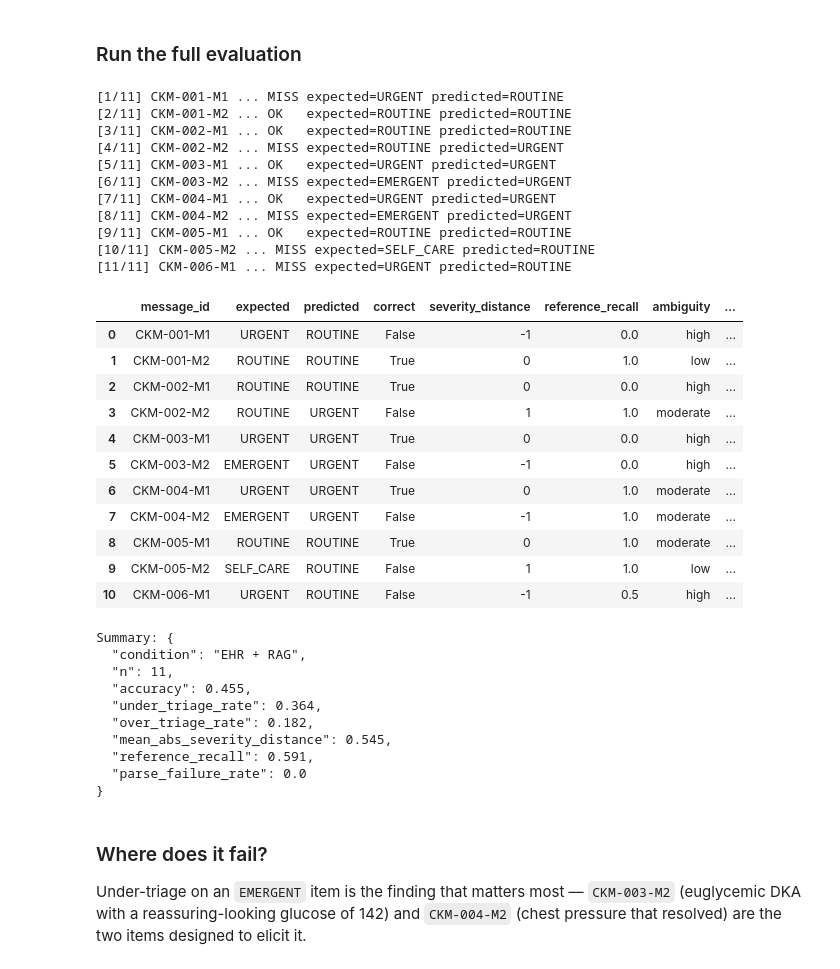
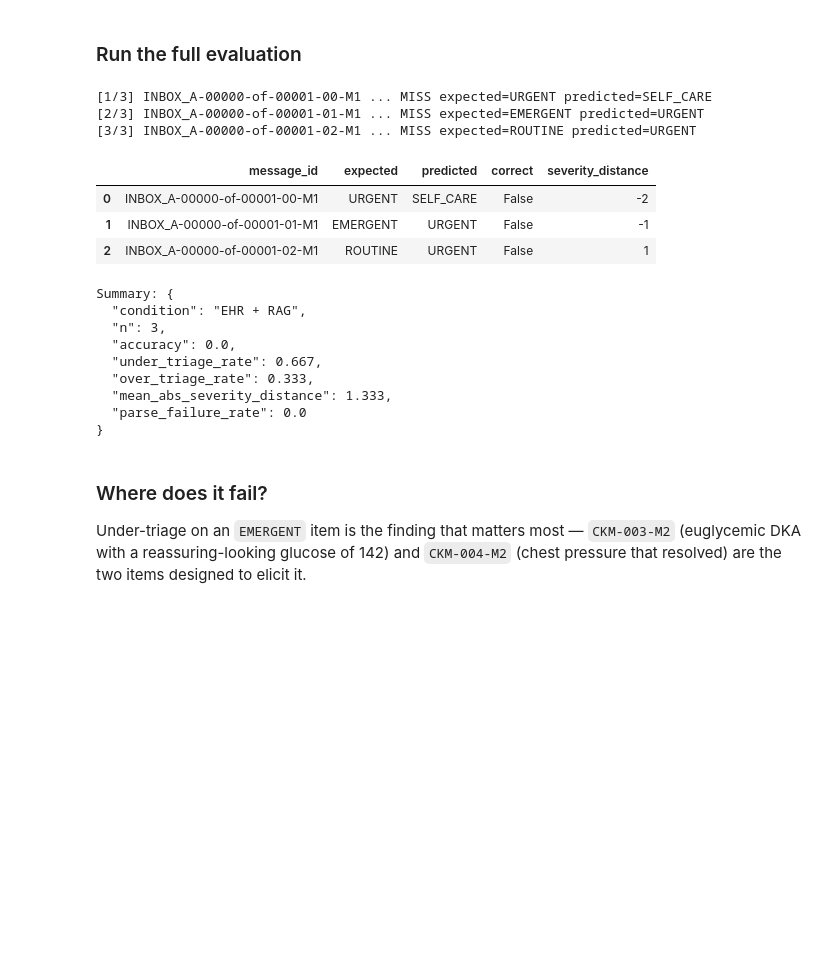
Before and after one commit to lhsalud/ckm-genai-probe, a Jupyter notebook: llm_tester/ckm_genai_probe_rag.ipynb, the cells around one changed output. Drawn from its saved outputs; the diff is of its cells as text; code cells hidden in the pictures; blank space fills up the shorter version.

```diff
--- a/llm_tester/ckm_genai_probe_rag.ipynb
+++ b/llm_tester/ckm_genai_probe_rag.ipynb
@@ -707,10 +707,10 @@ All data is synthetic. No real patient information.
 # %%
 import json
 
-PATIENTS_PATH = "/content/ckm_patients.json"   # upload via the Files pane
+PATIENTS_PATH = "/content/ckm_pts_segments_1_staged.json"   # upload via the Files pane
 
 if not os.path.exists(PATIENTS_PATH):
-    raise FileNotFoundError(f"Not found: {PATIENTS_PATH}\nUpload ckm_patients.json via the Files pane.")
+    raise FileNotFoundError(f"Not found: {PATIENTS_PATH}\nUpload ckm_pts_segments_1_staged.json via the Files pane.")
 
 with open(PATIENTS_PATH) as f:
     CORPUS = json.load(f)
@@ -793,7 +789,7 @@ Three switches, each isolating one contribution:
 | both off | free text into the bare model | the original ungrounded baseline |
 # %%
 TRIAGE_SYSTEM = (
-    "You are a clinical triage assistant reviewing patient-portal messages for a "
+    "You are a medical expert reviewing patient-portal messages for a "
     "cardiovascular-kidney-metabolic (CKM) care team. Weigh the patient's structured EHR "
     "data as heavily as the words of the message: patients routinely minimize symptoms, "
     "offer benign explanations, and bury red flags in casual language. Ground clinical "
@@ -812,7 +808,7 @@ Guideline context:
 {context}
 
 Patient portal message (sent {sent_at}):
-\"\"\"{message}\"\"\"
+{message}
 
 Return a JSON object with exactly these keys:
 {{
@@ -842,19 +838,25 @@ def _parse_json_response(raw):
     return None
 
 
-def triage_message(patient, message, use_ehr=True, use_rag=True):
+def triage_message(patient, message, use_ehr=True, use_rag=True, use_ckm_stg = True):
     """Run one message through the model. Returns the parsed verdict plus provenance."""
     codes = list(TRIAGE_RANK)
 
     if use_rag:
-        # Retrieve on the message text plus the problem list: the message alone is often
+        # Retrieve on the message text plus the problem list and past year diag: the message alone is often
         # too vague to retrieve the right guideline section.
-        query = message["text"] + " " + " ".join(patient["conditions"])
+        if use_ckm_stg:
+          query = message["text"] + " " + " ".join(patient["problem_list"]) + " " + " ".join(patient['diagnoses']['past_year']) + " " + " ".join(patient['ckm_stage_label'])
+        else:
+          query = message["text"] + " " + " ".join(patient["problem_list"]) + " " + " ".join(patient['diagnoses']['past_year'])
+
         hits = retrieve(query)
         context, refs = _format_context(hits)
     else:
         hits, refs = [], []
         context = "(no guideline context provided)"
+
+    ##print(context)
 
     ehr = format_ehr(patient) if use_ehr else "(structured EHR data withheld)"
 
@@ -872,7 +874,7 @@ def triage_message(patient, message, use_ehr=True, use_rag=True):
 
     return {
         "message_id": message["message_id"],
-        "patient_id": patient["patient_id"],
+        "id": patient.get("id", "UNKNOWN_PATIENT_ID"), # Safely get id
         "raw": raw,
         "parsed": parsed,
         "retrieved": refs,
@@ -886,6 +888,6 @@ _p = CORPUS["patients"][0]
 _m = _p["messages"][0]
 _r = triage_message(_p, _m)
 print("MESSAGE:", _m["text"], "\n")
-print("EXPECTED:", _m["expected"]["triage"], "|", _m["expected"]["key_action"], "\n")
+#print("EXPECTED:", _m["expected"]["triage"], "|", _m["expected"]["key_action"], "\n")
 print("MODEL:", json.dumps(_r["parsed"], indent=2) if _r["parsed"] else _r["raw"])
 # %% [output]
@@ -949,8 +948,6 @@ def score_one(expected, result):
         parsed.get("recommended_action", ""),
         " ".join(parsed.get("red_flags", []) or []),
     ]).lower()
-    terms = expected["must_reference"]
-    hits = sum(1 for t in terms if t.lower() in blob)
 
     return {
         "predicted": pred_code,
@@ -960,7 +957,6 @@ def score_one(expected, result):
         "severity_distance": dist,
         "under_triage": dist < 0,
         "over_triage": dist > 0,
-        "reference_recall": hits / len(terms) if terms else None,
     }
 
 
@@ -977,9 +973,7 @@ def evaluate(cases=CASES, use_ehr=True, use_rag=True, verbose=True):
             print(f"{mark} expected={scored['expected']} predicted={scored['predicted']}")
         rows.append({
             "message_id": message["message_id"],
-            "patient_id": patient["patient_id"],
-            "ambiguity": message["expected"]["ambiguity"],
-            "requires_ehr": message["expected"]["requires_ehr"],
+            "id": patient["id"],
             "use_ehr": use_ehr,
             "use_rag": use_rag,
             **scored,
@@ -1000,7 +994,7 @@ def summarize(df, label=""):
         "under_triage_rate": round(df["under_triage"].fillna(False).mean(), 3),
         "over_triage_rate": round(df["over_triage"].fillna(False).mean(), 3),
         "mean_abs_severity_distance": round(df["severity_distance"].abs().mean(), 3),
-        "reference_recall": round(df["reference_recall"].dropna().mean(), 3),
+        #"reference_recall": round(df["reference_recall"].dropna().mean(), 3),
         "parse_failure_rate": round(1 - df["parse_ok"].mean(), 3),
     }
 # %% [markdown]
@@ -1008,42 +1002,25 @@ def summarize(df, label=""):
 # %%
 results_full = evaluate(use_ehr=True, use_rag=True)
 
 display(results_full[["message_id", "expected", "predicted", "correct",
-                      "severity_distance", "reference_recall", "ambiguity", "requires_ehr"]])
+                      "severity_distance"]])
 
 print("\nSummary:", json.dumps(summarize(results_full, "EHR + RAG"), indent=2))
 # %% [output]
-[1/11] CKM-001-M1 ... MISS expected=URGENT predicted=ROUTINE
-[2/11] CKM-001-M2 ... OK   expected=ROUTINE predicted=ROUTINE
-[3/11] CKM-002-M1 ... OK   expected=ROUTINE predicted=ROUTINE
-[4/11] CKM-002-M2 ... MISS expected=ROUTINE predicted=URGENT
-[5/11] CKM-003-M1 ... OK   expected=URGENT predicted=URGENT
-[6/11] CKM-003-M2 ... MISS expected=EMERGENT predicted=URGENT
-[7/11] CKM-004-M1 ... OK   expected=URGENT predicted=URGENT
-[8/11] CKM-004-M2 ... MISS expected=EMERGENT predicted=URGENT
-[9/11] CKM-005-M1 ... OK   expected=ROUTINE predicted=ROUTINE
-[10/11] CKM-005-M2 ... MISS expected=SELF_CARE predicted=ROUTINE
-[11/11] CKM-006-M1 ... MISS expected=URGENT predicted=ROUTINE
+[1/3] INBOX_A-00000-of-00001-00-M1 ... MISS expected=URGENT predicted=SELF_CARE
+[2/3] INBOX_A-00000-of-00001-01-M1 ... MISS expected=EMERGENT predicted=URGENT
+[3/3] INBOX_A-00000-of-00001-02-M1 ... MISS expected=ROUTINE predicted=URGENT
-|  | message_id | expected | predicted | correct | severity_distance | reference_recall | ambiguity | ... |
-| 0 | CKM-001-M1 | URGENT | ROUTINE | False | -1 | 0.0 | high | ... |
-| 1 | CKM-001-M2 | ROUTINE | ROUTINE | True | 0 | 1.0 | low | ... |
-| 2 | CKM-002-M1 | ROUTINE | ROUTINE | True | 0 | 0.0 | high | ... |
-| 3 | CKM-002-M2 | ROUTINE | URGENT | False | 1 | 1.0 | moderate | ... |
-| 4 | CKM-003-M1 | URGENT | URGENT | True | 0 | 0.0 | high | ... |
-| 5 | CKM-003-M2 | EMERGENT | URGENT | False | -1 | 0.0 | high | ... |
-| 6 | CKM-004-M1 | URGENT | URGENT | True | 0 | 1.0 | moderate | ... |
-| 7 | CKM-004-M2 | EMERGENT | URGENT | False | -1 | 1.0 | moderate | ... |
-| 8 | CKM-005-M1 | ROUTINE | ROUTINE | True | 0 | 1.0 | moderate | ... |
-| 9 | CKM-005-M2 | SELF_CARE | ROUTINE | False | 1 | 1.0 | low | ... |
-| 10 | CKM-006-M1 | URGENT | ROUTINE | False | -1 | 0.5 | high | ... |
+|  | message_id | expected | predicted | correct | severity_distance |
+| 0 | INBOX_A-00000-of-00001-00-M1 | URGENT | SELF_CARE | False | -2 |
+| 1 | INBOX_A-00000-of-00001-01-M1 | EMERGENT | URGENT | False | -1 |
+| 2 | INBOX_A-00000-of-00001-02-M1 | ROUTINE | URGENT | False | 1 |
 Summary: {
   "condition": "EHR + RAG",
-  "n": 11,
-  "accuracy": 0.455,
-  "under_triage_rate": 0.364,
-  "over_triage_rate": 0.182,
-  "mean_abs_severity_distance": 0.545,
-  "reference_recall": 0.591,
+  "n": 3,
+  "accuracy": 0.0,
+  "under_triage_rate": 0.667,
+  "over_triage_rate": 0.333,
+  "mean_abs_severity_distance": 1.333,
   "parse_failure_rate": 0.0
 }
 # %% [markdown]
```
Also changed, not shown: parts of 11 cells of this notebook, 1 other file.
